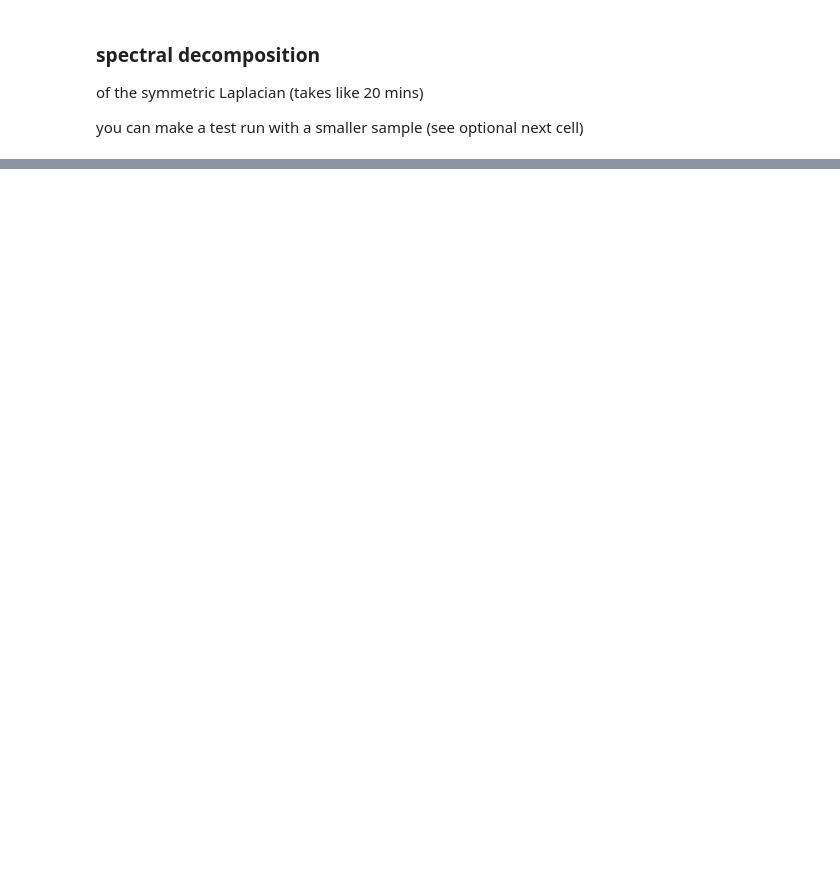
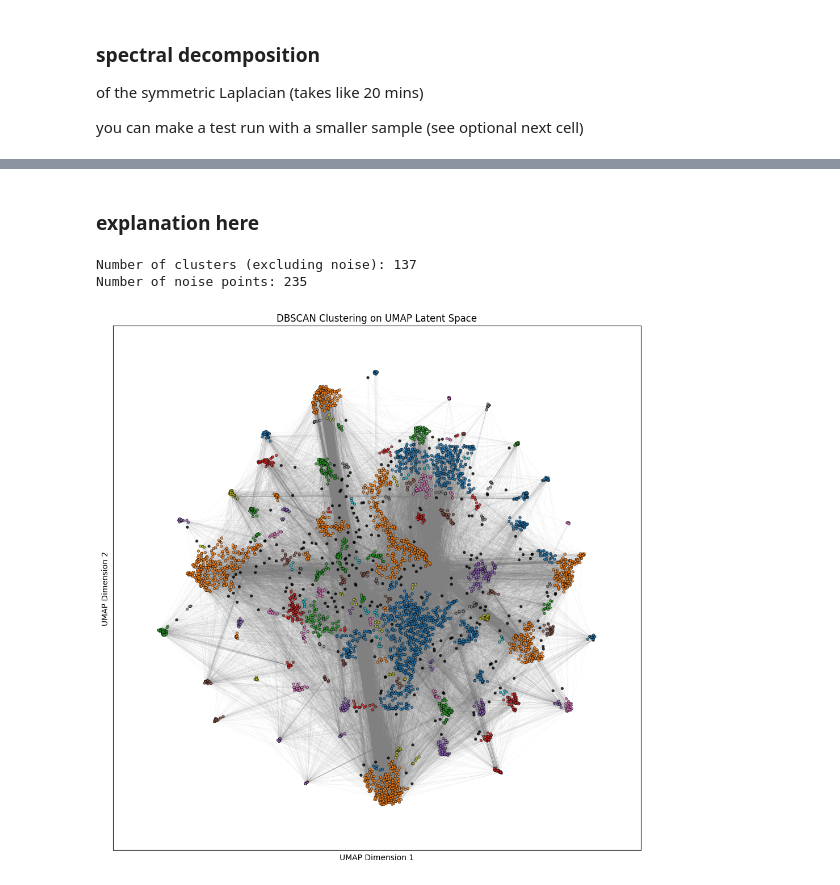
Before and after one commit to Feliksmueller/Laplacian-Decomposition, a Jupyter notebook: LaplacianEigenmap.ipynb, the cells around one changed output, grey strips where cells are left out. Saved outputs shown, nothing was run; the diff lists cells and outputs as text; code cells hidden in the pictures; blank space fills up the shorter version.

```diff
--- a/LaplacianEigenmap.ipynb
+++ b/LaplacianEigenmap.ipynb
@@ -337,0 +369,53 @@ plt.show()
+# %% [markdown]
+### explanation here
+# %%
+from sklearn.cluster import DBSCAN
+import numpy as np
+import matplotlib.pyplot as plt
+
+# Extract 2D coordinates from d_node_pos
+# Assuming d_node_pos is a dictionary {node: (x, y)}
+coordinates = np.array([d_node_pos[node] for node in d_node_pos])
+
+# Run DBSCAN
+# Set parameters: eps (neighborhood radius) and min_samples (minimum points to form a cluster)
+eps = 1  # Adjust based on your data
+min_samples = 3  # Minimum points to form a cluster
+dbscan = DBSCAN(eps=eps, min_samples=min_samples)
+cluster_labels = dbscan.fit_predict(coordinates)
+
+# Analyze the results
+# Unique cluster labels (including -1 for noise)
+unique_labels = set(cluster_labels)
+print(f"Number of clusters (excluding noise): {len(unique_labels) - (1 if -1 in unique_labels else 0)}")
+print(f"Number of noise points: {list(cluster_labels).count(-1)}")
+
+# Step 4: Visualize the clusters
+plt.figure(figsize=(12, 12))
+
+# Assign colors to clusters (noise points will be black)
+colors = [plt.cm.tab10(label / (max(unique_labels) + 1)) if label != -1 else 'black' for label in cluster_labels]
+
+nx.draw_networkx_edges(G_lcc_sample, pos=d_node_pos, edge_color='gray', alpha=0.1,width=.3)
+
+# Scatter plot of the points with cluster-based coloring
+plt.scatter(
+    coordinates[:, 0], coordinates[:, 1],
+    c=colors,
+    s=10,  # Node size
+    edgecolors='k',  # Black border for points
+    linewidths=0.5,
+    alpha=0.8
+)
+
+# Add title and labels
+plt.title("DBSCAN Clustering on UMAP Latent Space")
+plt.xlabel("UMAP Dimension 1")
+plt.ylabel("UMAP Dimension 2")
+
+# Show the plot
+plt.show()
+# %% [output]
+Number of clusters (excluding noise): 137
+Number of noise points: 235
+[figure, added]
```
Also changed, not shown: parts of 14 cells of this notebook, 1 other file.
